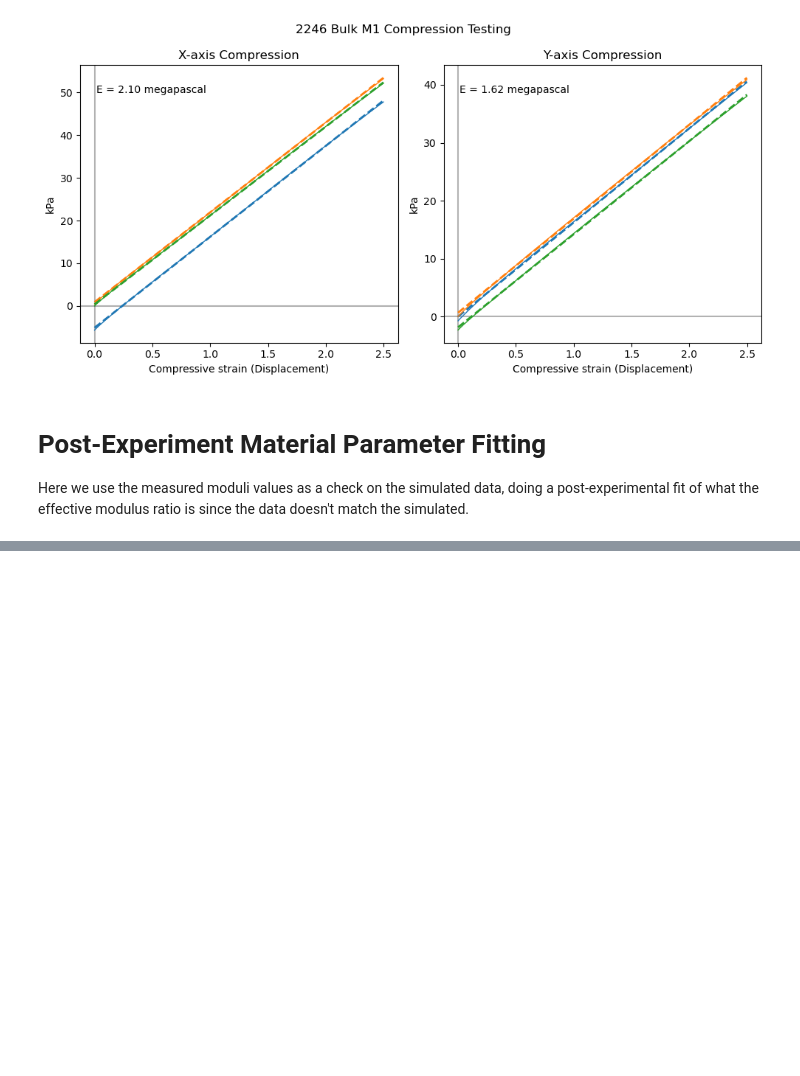
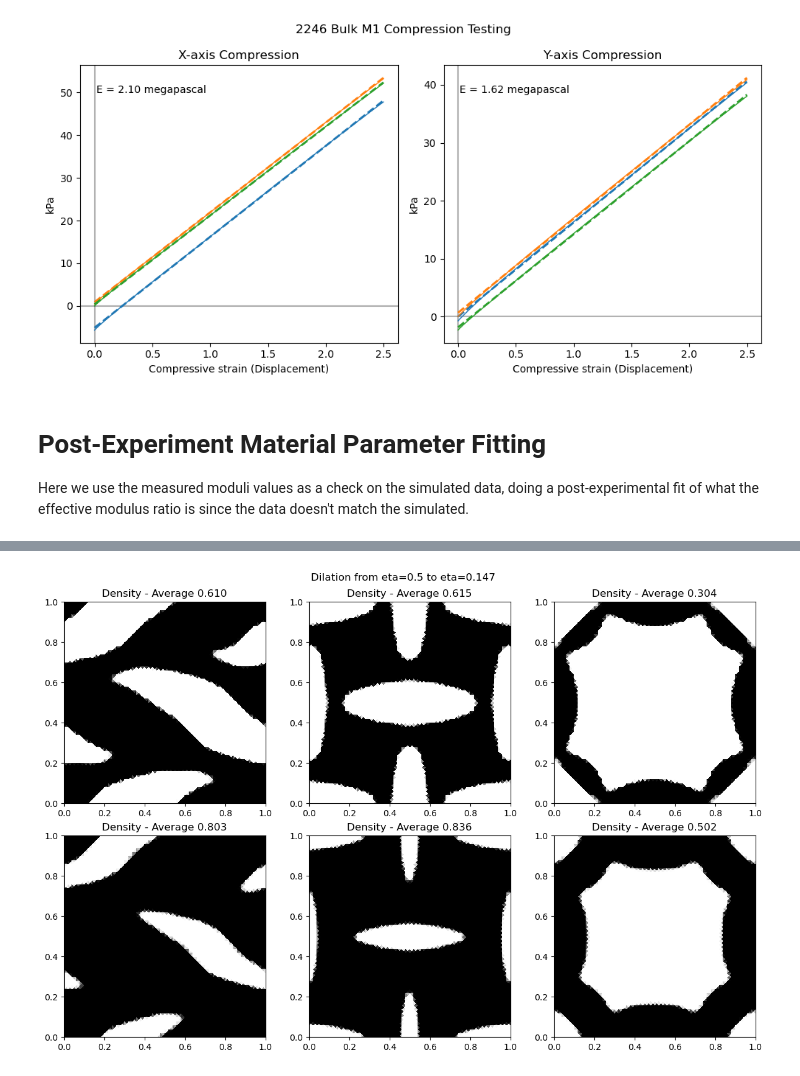
Before and after one commit to TransformativeRoboticsLab/FDE-Metamaterials, a Jupyter notebook: data/instron_tests/analysis.ipynb, the cells around one changed output, grey strips where cells are left out. Saved outputs shown, nothing was run; the diff lists cells and outputs as text; code cells hidden in the pictures; blank space fills up the shorter version.

Commit message:
Run post-hoc optimization to find an eta that fits the data.

```diff
--- a/data/instron_tests/analysis.ipynb
+++ b/data/instron_tests/analysis.ipynb
@@ -685,0 +614,48 @@ plt.tight_layout()
+# %%
+import matplotlib.pyplot as plt
+import numpy as np
+import seaborn as sns
+import pandas as pd
+
+
+# # After optimization, record predictions with optimal parameters
+results = {}
+fig, axs = plt.subplots(2, len(exp_dict), figsize=(4*len(exp_dict), 8))
+
+for (id, data), ax in zip(exp_dict.items(), axs[0]):
+    data['ops'].eta = 0.5
+    x = filter_and_project(data['ops'], data['final_x'])
+    metamate = data['metamaterial']
+    metamate.x.vector()[:] = x
+    metamate.plot_density(ax=ax, block=False)
+
+for (id, data), ax in zip(exp_dict.items(), axs[1]):
+    data['ops'].eta = opt_eta
+    metamate = data['metamaterial']
+    x = filter_and_project(data['ops'], data['final_x'])
+    metamate.x.vector()[:] = x
+    metamate.plot_density(ax=ax, block=False)
+    # metamate.prop.nu = opt_nu
+
+    M = forward(metamate, data['ops'], data['final_x'])
+    props = calculate_elastic_constants(M, input_style='mandel')
+    results[id] = {
+        'predicted': props,
+        'measured': {
+            'E1': data['E1'],
+            'E2': data['E2'],
+            'nu12': data['nu12'],
+            'nu21': data['nu21']
+        },
+        'orig': {
+            'E1': exp_dict[id]['orig_sim_props']['E1'],
+            'E2': exp_dict[id]['orig_sim_props']['E2'],
+            'nu12': exp_dict[id]['orig_sim_props']['nu12'],
+            'nu21': exp_dict[id]['orig_sim_props']['nu21']
+        }
+    }
+
+plt.suptitle(f"Dilation from eta=0.5 to eta={opt_eta:.3f}")
+plt.tight_layout()
+# %% [output]
+[figure, added]
```
Also changed, not shown: parts of 5 cells of this notebook.
